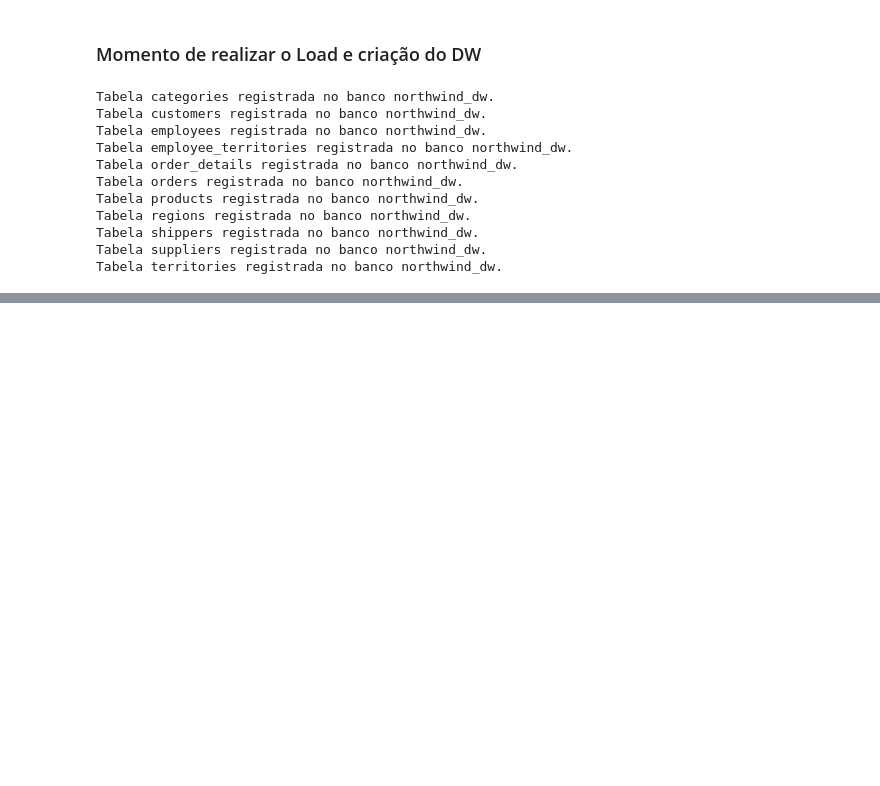
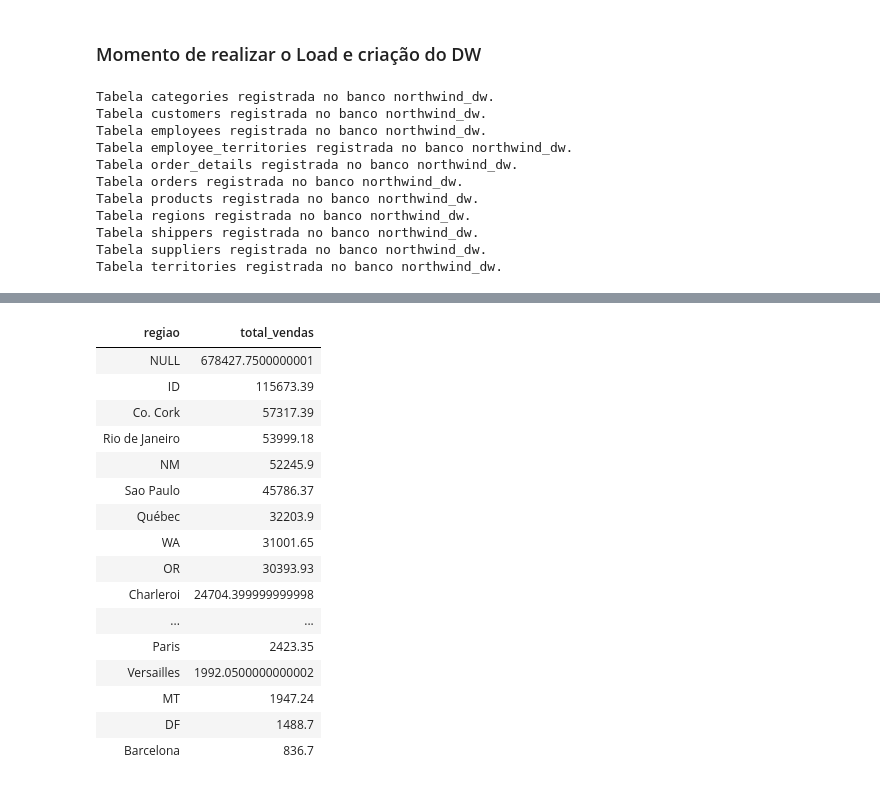
Before and after one commit to Igoriane/MVP_EngenhariaDadosPUCRJ, a Jupyter notebook: MVP.ipynb, the cells around one changed output, grey strips where cells are left out. Cells and saved outputs as stored; diff of their text form; code cells hidden in the pictures; blank space fills up the shorter version.

```diff
--- a/MVP.ipynb
+++ b/MVP.ipynb
@@ -1001,0 +1002,30 @@ Tabela territories registrada no banco northwind_dw.
+# %%
+%sql
+SELECT
+    c.region AS regiao,
+    SUM(od.quantity * od.unit_price) AS total_vendas
+FROM northwind_dw.orders o
+JOIN northwind_dw.order_details od
+  ON o.order_id = od.order_id
+JOIN northwind_dw.customers c
+  ON o.customer_id = c.customer_id
+GROUP BY c.region
+ORDER BY total_vendas DESC;
+# %% [output]
+| regiao | total_vendas |
+| NULL | 678427.7500000001 |
+| ID | 115673.39 |
+| Co. Cork | 57317.39 |
+| Rio de Janeiro | 53999.18 |
+| NM | 52245.9 |
+| Sao Paulo | 45786.37 |
+| Québec | 32203.9 |
+| WA | 31001.65 |
+| OR | 30393.93 |
+| Charleroi | 24704.399999999998 |
+| ... | ... |
+| Paris | 2423.35 |
+| Versailles | 1992.0500000000002 |
+| MT | 1947.24 |
+| DF | 1488.7 |
+| Barcelona | 836.7 |
```
Also changed, not shown: parts of 10 cells of this notebook.
